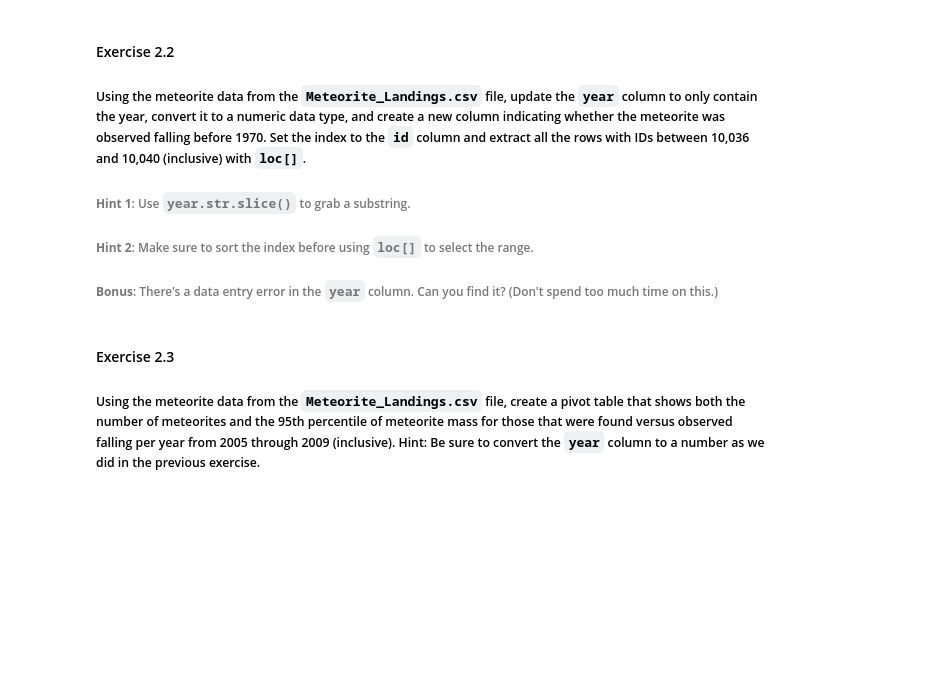
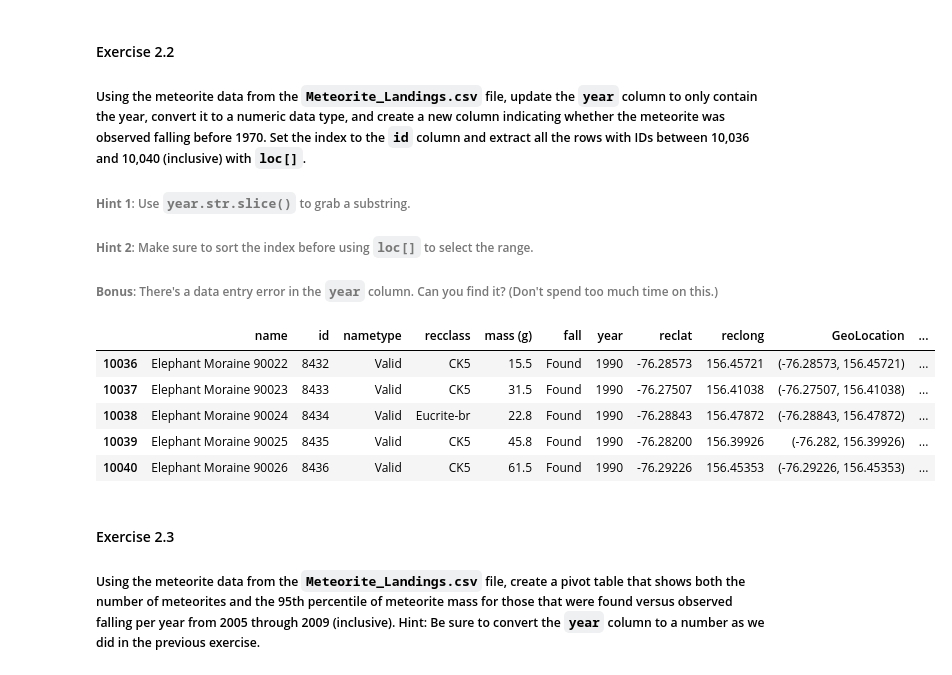
Before and after one commit to LeweBerg/pandas-workshop, a Jupyter notebook: notebooks/workbook.ipynb, the cells around one changed output. Saved outputs shown, nothing was run; the diff lists cells and outputs as text; code cells hidden in the pictures; blank space fills up the shorter version.

```diff
--- a/notebooks/workbook.ipynb
+++ b/notebooks/workbook.ipynb
@@ -85,9 +99,32 @@ df.head()
 
 ###### **Bonus**: There's a data entry error in the `year` column. Can you find it? (Don't spend too much time on this.)
 # %%
+import pandas as pd
 
+df = pd.read_csv('../data/Meteorite_Landings.csv')
 
-#df.assign(before1970=lambda x: x.year < 1970)
+df['year']=df['year'].str.slice(start=6, stop=10)
+
+df.dropna(subset = ['year'],inplace = True)
+
+df['year']=df['year'].astype('int64')
+
+df = df.assign(before1970=lambda x: x.year < 1970)
+
+df.set_index('id')
+
+df.sort_index()
+
+between = df.loc[10036:10040]
+
+between.head()
+# %% [output]
+|  | name | id | nametype | recclass | mass (g) | fall | year | reclat | reclong | GeoLocation | ... |
+| 10036 | Elephant Moraine 90022 | 8432 | Valid | CK5 | 15.5 | Found | 1990 | -76.28573 | 156.45721 | (-76.28573, 156.45721) | ... |
+| 10037 | Elephant Moraine 90023 | 8433 | Valid | CK5 | 31.5 | Found | 1990 | -76.27507 | 156.41038 | (-76.27507, 156.41038) | ... |
+| 10038 | Elephant Moraine 90024 | 8434 | Valid | Eucrite-br | 22.8 | Found | 1990 | -76.28843 | 156.47872 | (-76.28843, 156.47872) | ... |
+| 10039 | Elephant Moraine 90025 | 8435 | Valid | CK5 | 45.8 | Found | 1990 | -76.28200 | 156.39926 | (-76.282, 156.39926) | ... |
+| 10040 | Elephant Moraine 90026 | 8436 | Valid | CK5 | 61.5 | Found | 1990 | -76.29226 | 156.45353 | (-76.29226, 156.45353) | ... |
 # %% [markdown]
 #### Exercise 2.3
 ##### Using the meteorite data from the `Meteorite_Landings.csv` file, create a pivot table that shows both the number of meteorites and the 95th percentile of meteorite mass for those that were found versus observed falling per year from 2005 through 2009 (inclusive). Hint: Be sure to convert the `year` column to a number as we did in the previous exercise.
```
Also changed, not shown: parts of 10 cells of this notebook, 2 other files.
